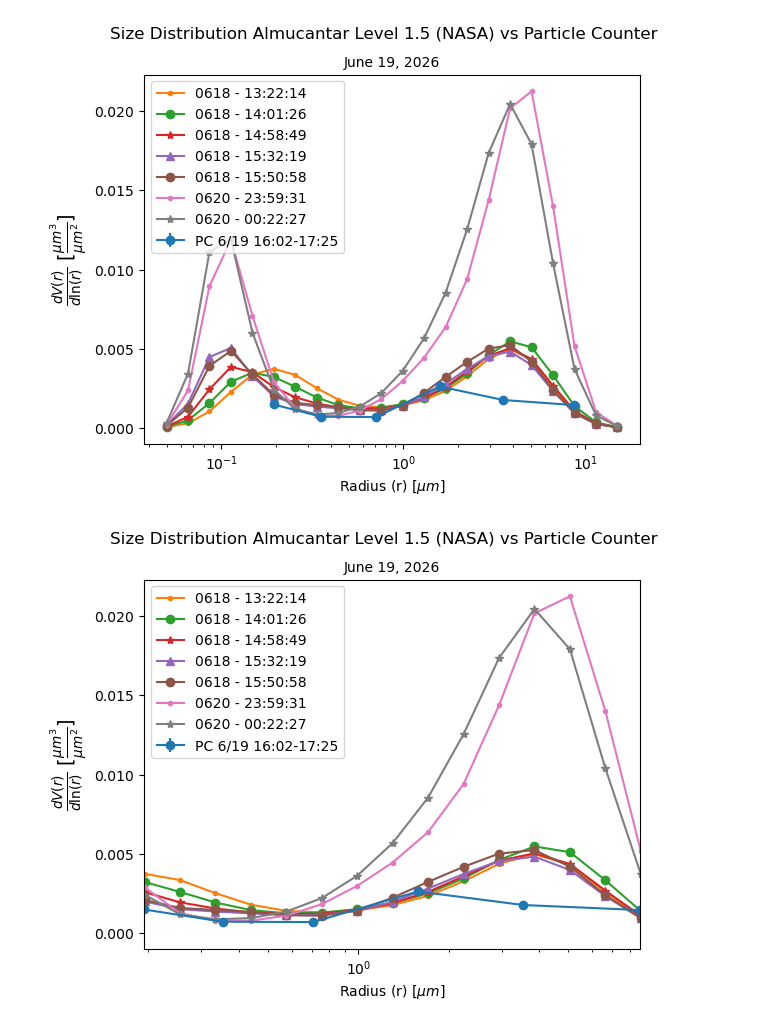
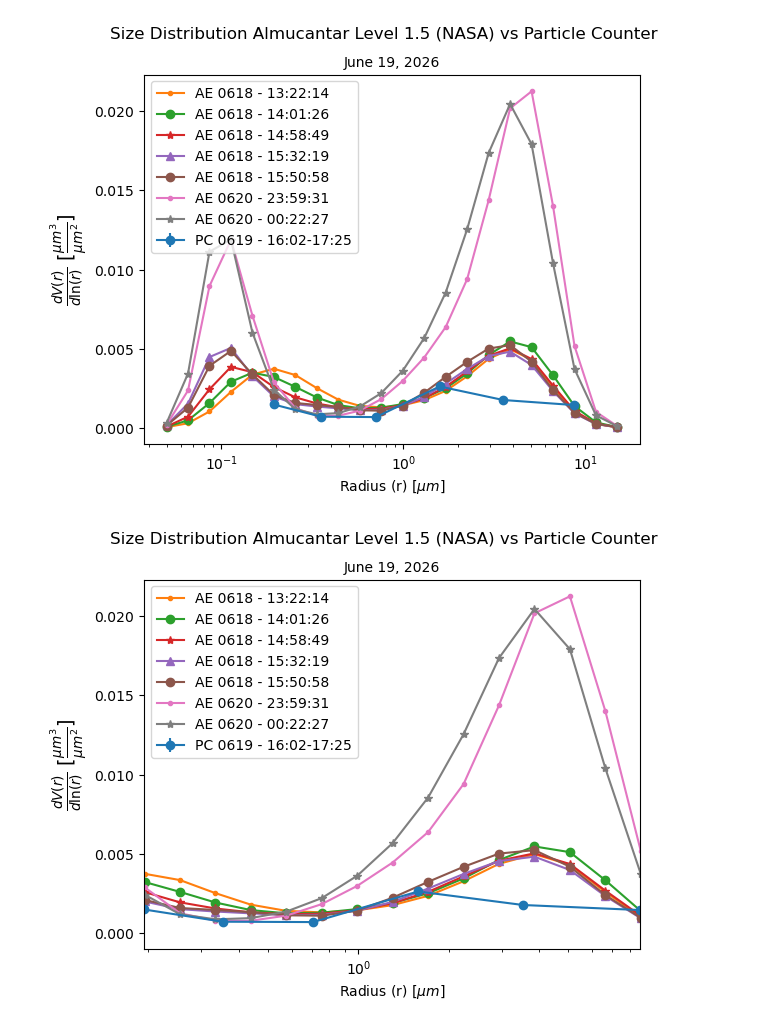
Before and after one commit to rtlines/size_distribution_work, a Jupyter notebook: Kavin's Code/20260619/Particle Conter vs NASA.ipynb, the cells around one changed output. Cells and saved outputs as stored; diff of their text form; code cells hidden in the pictures.

```diff
--- a/Kavin's Code/20260619/Particle Conter vs NASA.ipynb
+++ b/Kavin's Code/20260619/Particle Conter vs NASA.ipynb
@@ -75,51 +75,51 @@ p5 = sum(dVdlnr5[:-1]*dz)*(1e-6)**2
 p6 = sum(dVdlnr6[:-1]*dz)*(1e-6)**2
 
 py = np.array([p1,p2,p3,p4,p5,p6],dtype=float)
 
 # Calculating Uncertainty
 σz = 5.0  # Assuming the altimeter sensor accuracy is about 5m (clarify pending)
 particle_rel = 0.1  # 10% Uncertainty from the PC
 
 dV_for_sum = np.column_stack([dVdlnr1[:-1],dVdlnr2[:-1],dVdlnr3[:-1],
                               dVdlnr4[:-1],dVdlnr5[:-1],dVdlnr6[:-1]])
 
 # Particle Counter Uncertainty
 σ_py_pc = particle_rel * np.abs(py)
 
 # Altitude dz Uncertainty
 σ_z = np.full_like(z,σz,dtype=float)
 σ_dz = np.sqrt(σ_z[:-1]**2 + σ_z[1:]**2)
 σ_py_alt = np.sqrt(np.sum((dV_for_sum * σ_dz[:,None])**2,axis=0))*1e-12
 
 # Total Uncertainty
 σpy = np.sqrt(σ_py_pc**2 + σ_py_alt**2)
 
-plt.errorbar(r_mid,py, yerr=σpy,fmt='o-',label='PC 6/19 16:02-17:25')
-plt.plot(x, y1, '.-', label="0618 - 13:22:14")
-plt.plot(x, y2, 'o-', label="0618 - 14:01:26")
-plt.plot(x, y3, '*-', label="0618 - 14:58:49")
-plt.plot(x, y4, '^-', label="0618 - 15:32:19")
-plt.plot(x, y5, 'o-', label="0618 - 15:50:58")
-plt.plot(x, y6, '.-', label="0620 - 23:59:31")
-plt.plot(x, y7, '*-', label="0620 - 00:22:27")
+plt.errorbar(r_mid,py, yerr=σpy,fmt='o-',label='PC 0619 - 16:02-17:25')
+plt.plot(x, y1, '.-', label="AE 0618 - 13:22:14")
+plt.plot(x, y2, 'o-', label="AE 0618 - 14:01:26")
+plt.plot(x, y3, '*-', label="AE 0618 - 14:58:49")
+plt.plot(x, y4, '^-', label="AE 0618 - 15:32:19")
+plt.plot(x, y5, 'o-', label="AE 0618 - 15:50:58")
+plt.plot(x, y6, '.-', label="AE 0620 - 23:59:31")
+plt.plot(x, y7, '*-', label="AE 0620 - 00:22:27")
 plt.xscale('log')
 plt.ylabel(r'$\frac{dV(r)}{d\ln(r)}$ [$\frac{\mu m^3}{\mu m^2}$]', fontsize=14)
 plt.xlabel(r'Radius (r) [$\mu m$]')
 plt.suptitle('Size Distribution Almucantar Level 1.5 (NASA) vs Particle Counter')
 plt.title("June 19, 2026", fontsize=10)
 plt.legend()
 plt.show()
 # %% [output]
-[figure, old version]
+[figure, new version]
 # %%
-plt.errorbar(r_mid,py, yerr=σpy,fmt='o-',label='PC 6/19 16:02-17:25')
-plt.plot(x, y1, '.-', label="0618 - 13:22:14")
-plt.plot(x, y2, 'o-', label="0618 - 14:01:26")
-plt.plot(x, y3, '*-', label="0618 - 14:58:49")
-plt.plot(x, y4, '^-', label="0618 - 15:32:19")
-plt.plot(x, y5, 'o-', label="0618 - 15:50:58")
-plt.plot(x, y6, '.-', label="0620 - 23:59:31")
-plt.plot(x, y7, '*-', label="0620 - 00:22:27")
+plt.errorbar(r_mid,py, yerr=σpy,fmt='o-',label='PC 0619 - 16:02-17:25')
+plt.plot(x, y1, '.-', label="AE 0618 - 13:22:14")
+plt.plot(x, y2, 'o-', label="AE 0618 - 14:01:26")
+plt.plot(x, y3, '*-', label="AE 0618 - 14:58:49")
+plt.plot(x, y4, '^-', label="AE 0618 - 15:32:19")
+plt.plot(x, y5, 'o-', label="AE 0618 - 15:50:58")
+plt.plot(x, y6, '.-', label="AE 0620 - 23:59:31")
+plt.plot(x, y7, '*-', label="AE 0620 - 00:22:27")
 plt.xlim(min(r_mid),max(r_mid))
 plt.xscale('log')
 plt.ylabel(r'$\frac{dV(r)}{d\ln(r)}$ [$\frac{\mu m^3}{\mu m^2}$]', fontsize=14)
@@ -129,5 +129,5 @@ plt.title("June 19, 2026", fontsize=10)
 plt.legend()
 plt.show()
 # %% [output]
-[figure, old version]
+[figure, new version]
 # %%
```
Also changed, not shown: parts of 1 cell of this notebook, 1 other file.
